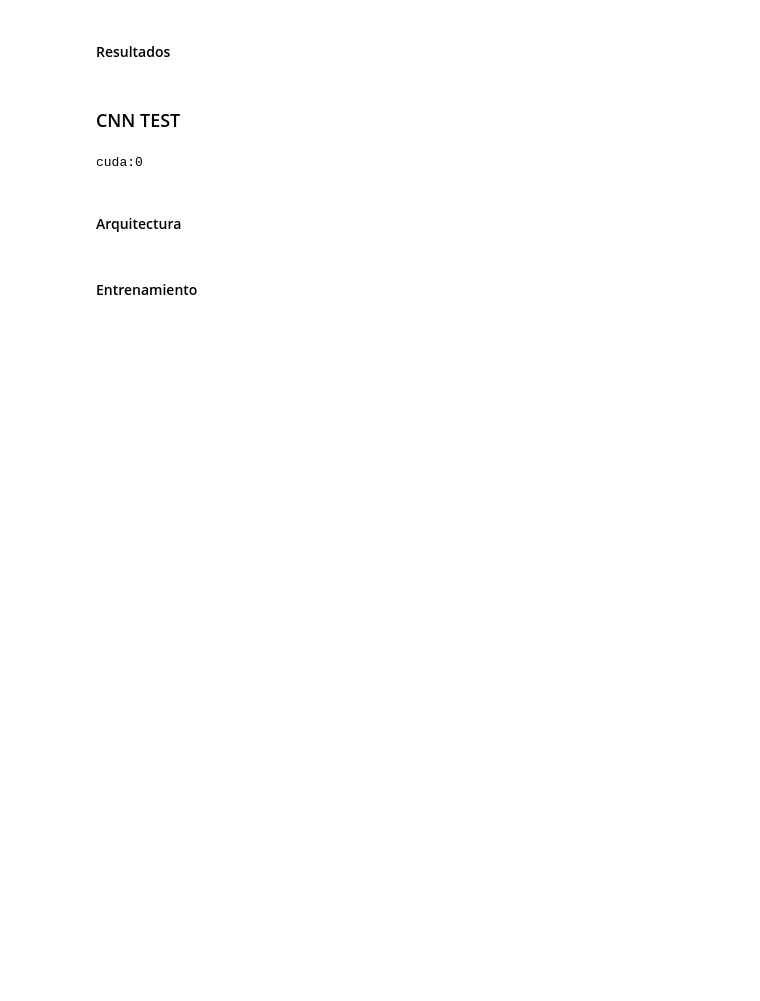
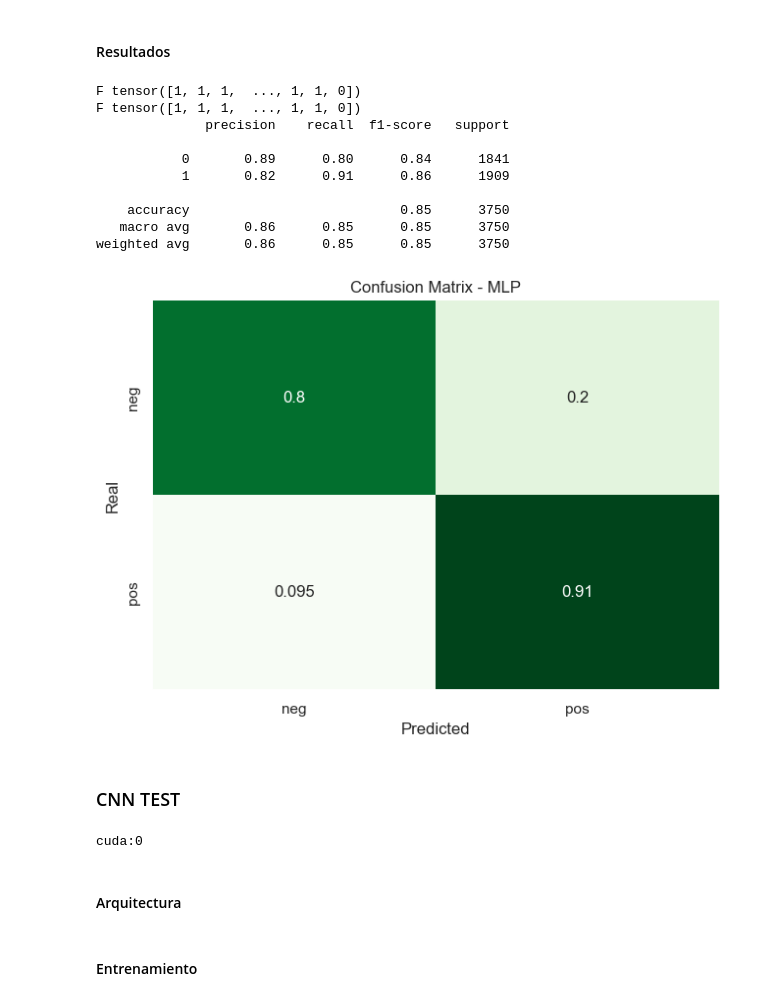
Before and after one commit to Adrian-Cespedes/Proy4-ML, a Jupyter notebook: mainCNN.ipynb, the cells around one changed output. Saved outputs shown, nothing was run; the diff lists cells and outputs as text; code cells hidden in the pictures; blank space fills up the shorter version.

```diff
--- a/mainCNN.ipynb
+++ b/mainCNN.ipynb
@@ -337,0 +425,6 @@ y_test_cq = label_encoder.transform(df_test_cq['label'])
+# %%
+#load numpy
+import gensim.downloader as api
+
+#load word2vec
+word2vec = api.load('word2vec-google-news-300')
@@ -337,0 +433,19 @@ y_test_cq = label_encoder.transform(df_test_cq['label'])
+# %%
+#construir matrix
+def build_embedding_matrix(df, word2vec_dict, max_words):
+    result = []
+    for words in df['words']:
+        emb = np.zeros((300))
+        count = 0
+        for word in words:
+            count += 1
+            if word in word2vec_dict:
+                emb += word2vec_dict[word]
+        result.append(emb / count)
+    return np.stack(result, axis=0)
+# %%
+x_train_wd = build_embedding_matrix(df_train_words, word2vec, 2**64)
+x_test_wd = build_embedding_matrix(df_test_words, word2vec, 2**64)
+
+n_features = x_train_wd.shape[1]
+print(f'Number of features: {n_features}')
@@ -509,6 +751,26 @@ test_dataset = TensorDataset(x_test_dv, y_test_dv)
 test_loader = DataLoader(test_dataset, batch_size=BATCH_SIZE, shuffle=True)
 
 test(model, test_loader, "MLP")
+# %%
+x_test_dv = torch.tensor(x_test_wd, dtype=torch.float32)
+y_test_dv = torch.tensor(y_test_wd, dtype=torch.long)
+
+test_dataset = TensorDataset(x_test_dv, y_test_dv)
+test_loader = DataLoader(test_dataset, batch_size=BATCH_SIZE, shuffle=True)
+
+test(model, test_loader, "MLP")
+# %% [output]
+F tensor([1, 1, 1,  ..., 1, 1, 0])
+F tensor([1, 1, 1,  ..., 1, 1, 0])
+              precision    recall  f1-score   support
+
+           0       0.89      0.80      0.84      1841
+           1       0.82      0.91      0.86      1909
+
+    accuracy                           0.85      3750
+   macro avg       0.86      0.85      0.85      3750
+weighted avg       0.86      0.85      0.85      3750
+[figure, added]
 # %%
 #Exportar datos a csv
 x_submit_t = torch.tensor(x_submit_chi2.toarray(), dtype=torch.float32)
```
Also changed, not shown: parts of 38 cells of this notebook.
